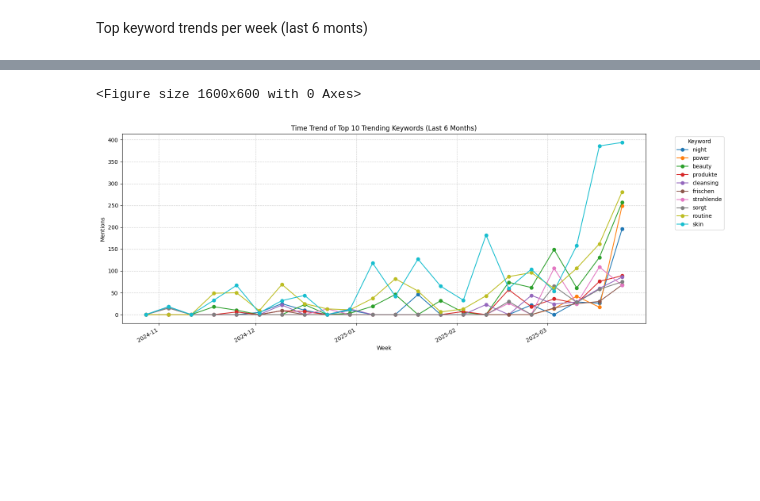
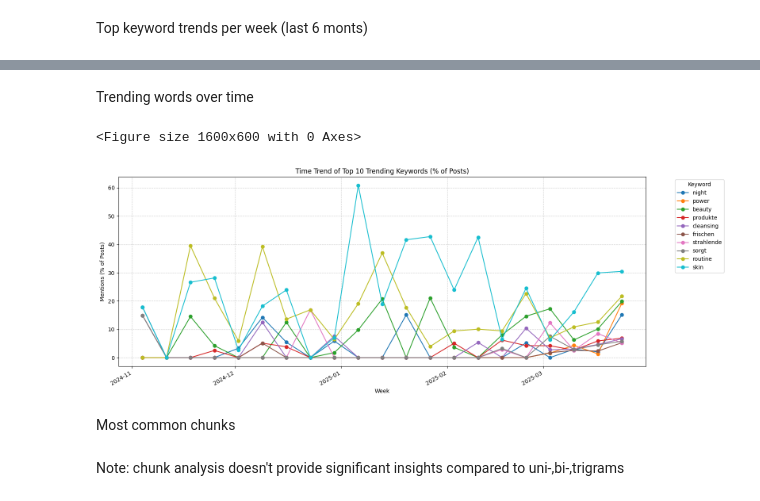
Before and after one commit to Hannah1171/skincare_analysis, a Jupyter notebook: data_exploration/common_words_caption.ipynb, the cells around one changed output, grey strips where cells are left out. Cells and saved outputs as stored; diff of their text form; code cells hidden in the pictures; blank space fills up the shorter version.

Commit message:
several additional analysis

```diff
--- a/data_exploration/common_words_caption.ipynb
+++ b/data_exploration/common_words_caption.ipynb
@@ -271,7 +435,7 @@ Top trending keywords - 2 weeks growth
 # %%
-# Get the most recent and the one before that (2 weeks ago)
+# Get the most recent and the one before that (4 weeks ago)
 latest_week = pivot_weekly.columns[-1]
-previous_week = pivot_weekly.columns[-3]  # 2 weeks ago
+previous_week = pivot_weekly.columns[-5]  # 4 weeks ago
 
 # Calculate percentage growth, avoiding division by zero
 previous_counts = pivot_weekly[previous_week].replace(0, 1)
@@ -289,8 +453,8 @@ top_trending = trending_2w.head(10)
 # Visualize
 plt.figure(figsize=(10, 5))
 top_trending[::-1].plot(kind="barh", color="mediumseagreen")
-plt.title(f"Top Trending Words – 2-Week Growth as of {latest_week.date()}")
-plt.xlabel("Growth rate (%) vs. 2 weeks ago")
+plt.title(f"Top Trending Words – 4-Week Growth as of {latest_week.date()}")
+plt.xlabel("Growth rate (%) vs. 4 weeks ago")
 plt.ylabel("Keyword")
 plt.grid(axis="x", linestyle="--", alpha=0.7)
 plt.tight_layout()
@@ -300,26 +464,37 @@ plt.show()
+# %% [markdown]
+Trending words over time
 # %%
 # Number of trending words to show
 top_n = 10
 
 # Get the top trending words from 2-week growth analysis
 top_trending_words = trending_2w.head(top_n).index.tolist()
 
 # Filter the pivot table to include only those trending words
 pivot_trending = pivot_weekly.loc[top_trending_words]
 
-# Transpose for plotting (weeks on the x-axis)
-pivot_trending = pivot_trending.T
+# Transpose so weeks are rows, words are columns
+pivot_trending = pivot_trending.T  # index = week, columns = keywords
 
-# Plot the time trend of the top trending words
-plt.figure(figsize=(16, 6))  # wider plot
-pivot_trending.plot(marker='o', figsize=(16, 6))
-plt.title(f"Time Trend of Top {top_n} Trending Keywords (Last 6 Months)")
+# Get number of posts per week
+posts_per_week = df.groupby(df["week"])["tokens"].count()
+posts_per_week.name = "total_posts"
+
+# Normalize keyword mentions by total posts per week
+pivot_trending_normalized = pivot_trending.div(posts_per_week, axis=0) * 100  # in percent
+
+# Plot
+plt.figure(figsize=(16, 6))
+pivot_trending_normalized.plot(marker='o', figsize=(16, 6))
+plt.title(f"Time Trend of Top {top_n} Trending Keywords (% of Posts)")
 plt.xlabel("Week")
-plt.ylabel("Mentions")
+plt.ylabel("Mentions (% of Posts)")
 plt.grid(True, linestyle="--", alpha=0.6)
 plt.legend(title="Keyword", bbox_to_anchor=(1.05, 1), loc="upper left")
 plt.tight_layout()
 plt.show()
 # %% [output]
 <Figure size 1600x600 with 0 Axes>
-[figure, old version]
+[figure, new version]
+# %% [markdown]
+Most common chunks
@@ -325,0 +560,2 @@ plt.show()
+# %% [markdown]
+Note: chunk analysis doesn't provide significant insights compared to uni-,bi-,trigrams
```
Also changed, not shown: parts of 15 cells of this notebook, 1 other file.
